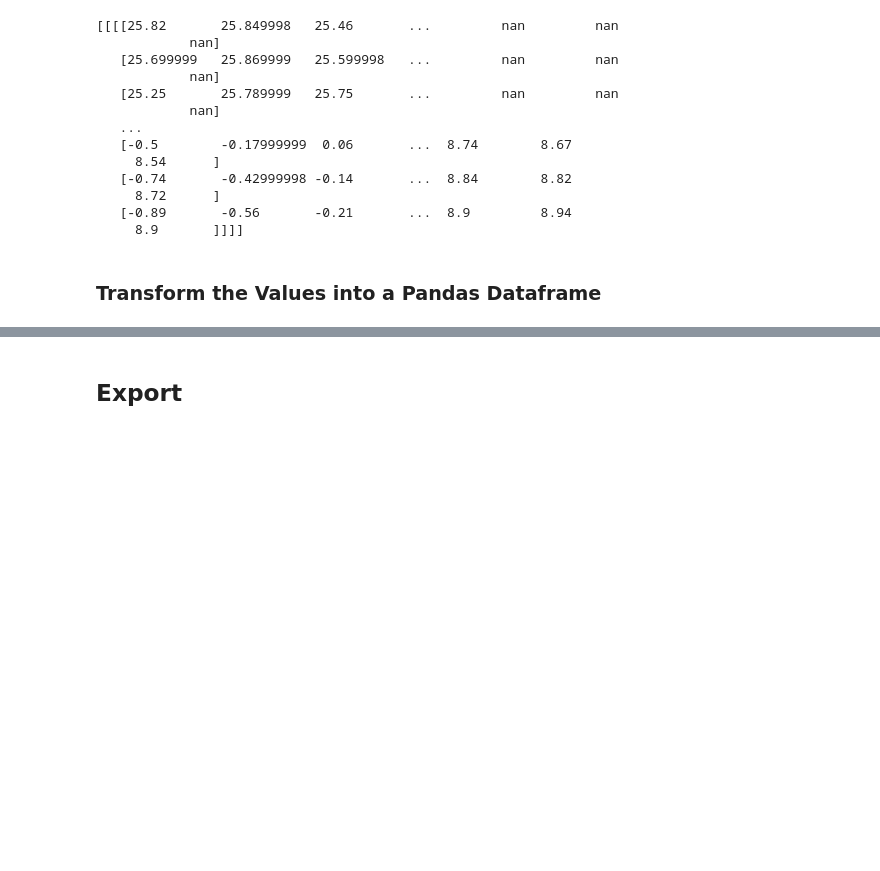
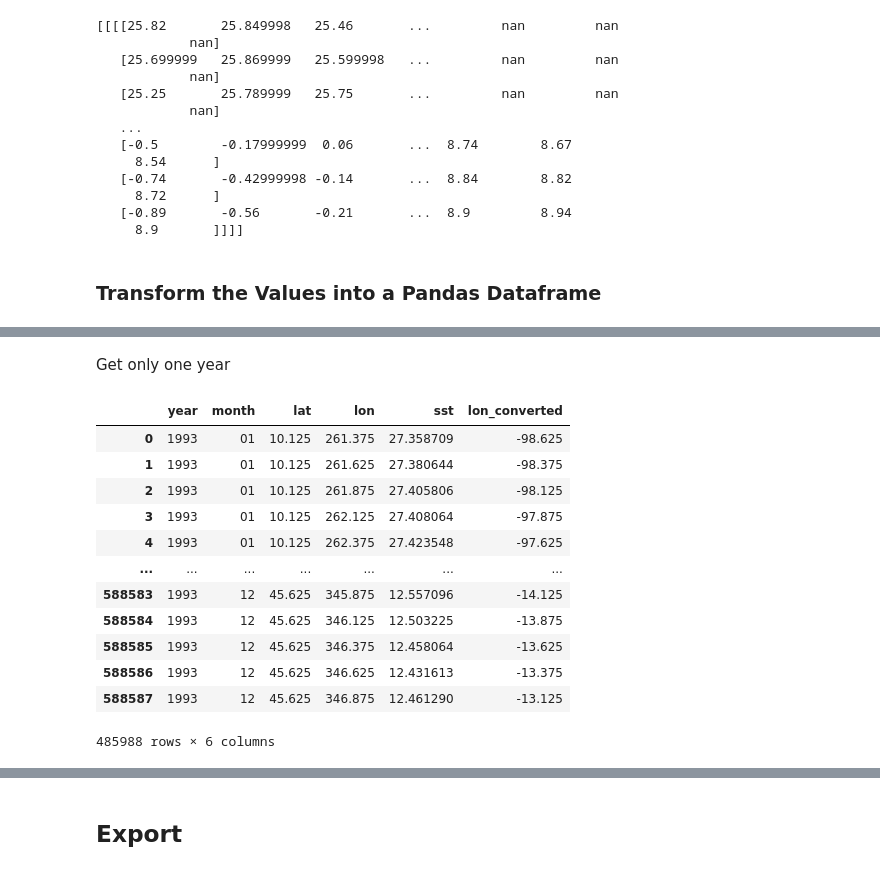
Before and after one commit to hslu-dda/dda-introduction-to-python, a Jupyter notebook: 07_Data_Applications/noaa-netcdf-converter/noaa-netcdf-converter.ipynb, the cells around one changed output, grey strips where cells are left out. Drawn from its saved outputs; the diff is of its cells as text; code cells hidden in the pictures; blank space fills up the shorter version.

Commit message:
update noaa data notebooks

```diff
--- a/07_Data_Applications/noaa-netcdf-converter/noaa-netcdf-converter.ipynb
+++ b/07_Data_Applications/noaa-netcdf-converter/noaa-netcdf-converter.ipynb
@@ -252,0 +226,15 @@ print(mean_sst_df)
+# %%
+#define the area
+lon_min = -98.833008
+lat_min = 9.985143
+lon_max = -12.963867
+lat_max = 45.673728
+
+# function to transform 0-360 longitude values to -180-180 values
+def to_0360(lon):
+    return lon + 360 if lon < 0 else lon
+
+lon_min = to_0360(lon_min)  # 261.166992
+lon_max = to_0360(lon_max)  # 347.036133
+
+print("selecting: ", lat_min, lat_max, lon_min, lon_max)
@@ -252,0 +311,2 @@ print(mean_sst_df)
+# %%
+average_sst_per_month = process_sst_data()
@@ -252,0 +344,3 @@ print(mean_sst_df)
+# %%
+average_sst_per_month["lon_converted"] = average_sst_per_month["lon"].apply(lambda x: x - 360 if x > 180 else x)
+average_sst_per_month.head()
@@ -252,0 +356,10 @@ print(mean_sst_df)
+# %%
+total_values = len(average_sst_per_month)
+export_data = average_sst_per_month.dropna(subset=["sst"])
+
+print(f"Original length: {len(average_sst_per_month)}")
+print(f"No SST (Land Mass): {len(average_sst_per_month) - len(export_data)}")
+print(f"Total Export Data: {len(export_data)}")
+print("-" * 80)
+
+export_data.head()
@@ -252,0 +377,20 @@ print(mean_sst_df)
+# %% [markdown]
+Get only one year
+# %%
+export_1993 = export_data[export_data["year"] == 1993]
+export_1993 = export_1993.copy() # make a full copy!
+export_1993
+# %% [output]
+|  | year | month | lat | lon | sst | lon_converted |
+| 0 | 1993 | 01 | 10.125 | 261.375 | 27.358709 | -98.625 |
+| 1 | 1993 | 01 | 10.125 | 261.625 | 27.380644 | -98.375 |
+| 2 | 1993 | 01 | 10.125 | 261.875 | 27.405806 | -98.125 |
+| 3 | 1993 | 01 | 10.125 | 262.125 | 27.408064 | -97.875 |
+| 4 | 1993 | 01 | 10.125 | 262.375 | 27.423548 | -97.625 |
+| ... | ... | ... | ... | ... | ... | ... |
+| 588583 | 1993 | 12 | 45.625 | 345.875 | 12.557096 | -14.125 |
+| 588584 | 1993 | 12 | 45.625 | 346.125 | 12.503225 | -13.875 |
+| 588585 | 1993 | 12 | 45.625 | 346.375 | 12.458064 | -13.625 |
+| 588586 | 1993 | 12 | 45.625 | 346.625 | 12.431613 | -13.375 |
+| 588587 | 1993 | 12 | 45.625 | 346.875 | 12.461290 | -13.125 |
+485988 rows × 6 columns
```
Also changed, not shown: parts of 31 cells of this notebook, 2 other files.
